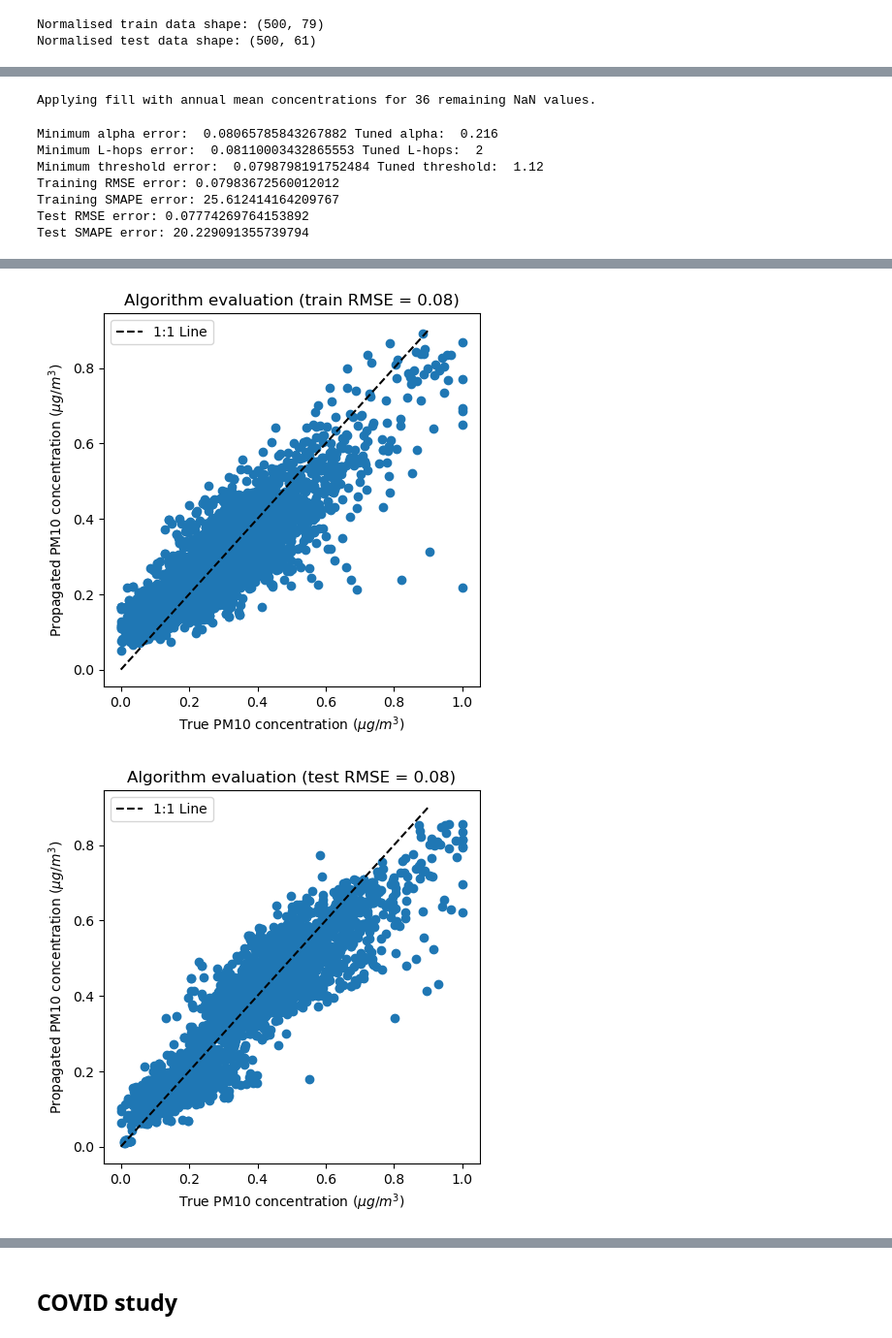
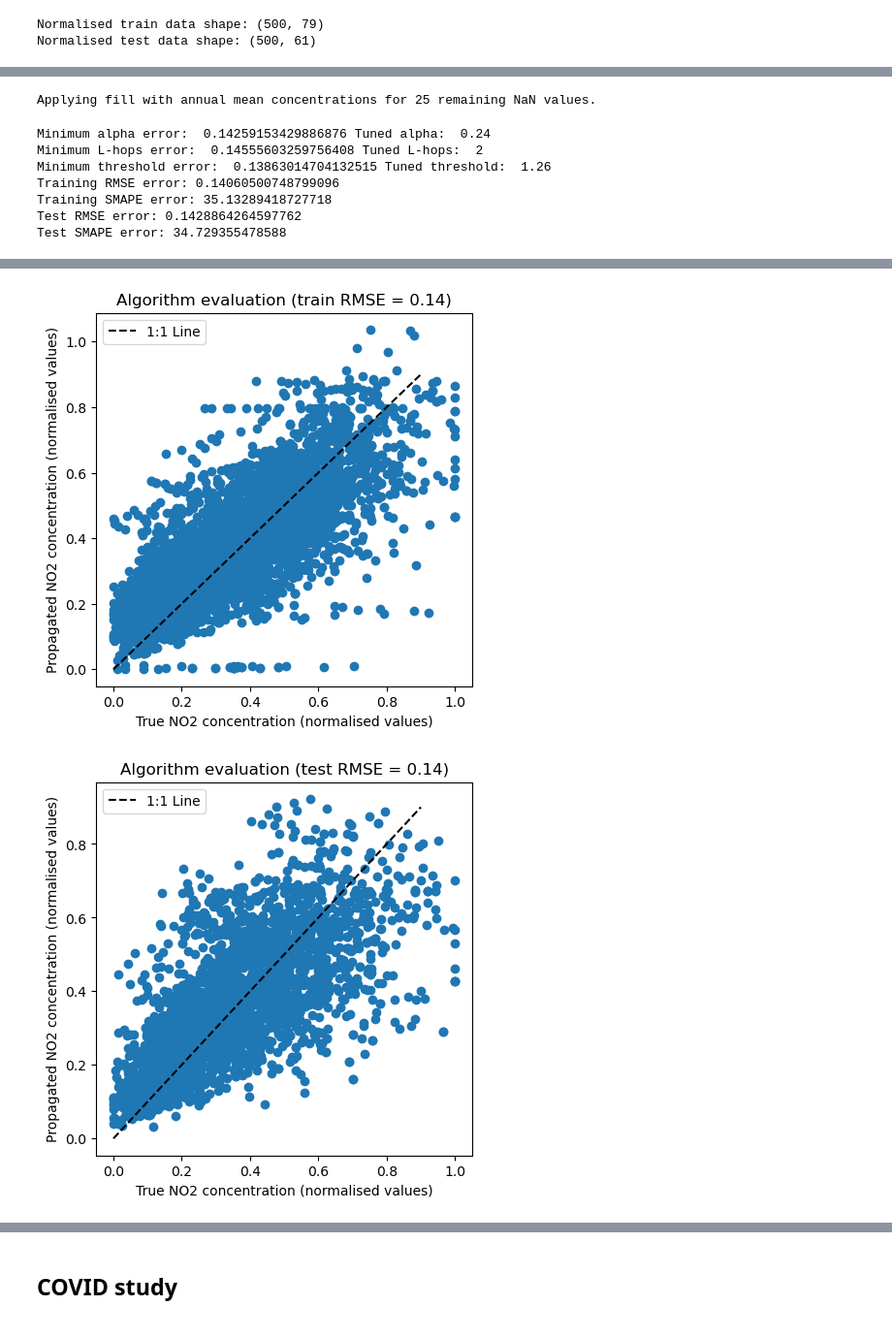
Before and after one commit to michellewl/AQ-graph-prop, a Jupyter notebook: multi_species_propagation.ipynb, the cells around one changed output, grey strips where cells are left out. Shown at 97% size. Cells and saved outputs as stored; diff of their text form; code cells hidden in the pictures.

```diff
--- a/multi_species_propagation.ipynb
+++ b/multi_species_propagation.ipynb
@@ -84,6 +84,8 @@ End date: 2019-12-31 00:00:00
 Hourly data shape: (210384, 375)
 Start date: 1996-01-01 00:00:00
 End date: 2019-12-31 23:00:00
+# %%
+species_to_test = "NO2"
 # %% [markdown]
 ## Daily data
 # %%
@@ -150,7 +144,7 @@ NaN values in test set: 0
 
 gap_proportion = 0.2 # Proportion of missing entries
 max_period_length = 20 # Maximum length of missing data periods
-species = 'PM10' # Name of the species for which gaps are introduced
+species = species_to_test # Name of the species for which gaps are introduced
 
 print("Training set:")
 gap_indices_train, true_values_train, subset_train = introduce_gaps(normalised_train, gap_proportion, max_period_length=max_period_length, species=species, plot_histogram=True)
@@ -499,3 +493,9 @@ Stations: Index(['BX2_NO2', 'BQ7_NO2', 'BX1_NO2', 'BT6_NO2', 'BL0_NO2', 'CT4_NO2
        'MY7_PM10'],
       dtype='object')
 2019-04-04 13:00:00 2019-04-25 08:00:00
+# %%
+column_names_test
+# First index containing 'PM10'
+first_index = [i for i, s in enumerate(column_names_test) if species_to_test in s][0]
+print(first_index)
+print(column_names_test[first_index])
@@ -535,7 +521,7 @@ normalised_train
 
 gap_proportion = 0.2 # Proportion of missing entries
 max_period_length = 20 # Maximum length of missing data periods
-species = 'PM10' # Name of the species for which gaps are introduced
+species = species_to_test # Name of the species for which gaps are introduced
 
 print("Training set:")
 gap_indices_train, true_values_train, subset_train = introduce_gaps(normalised_train, gap_proportion, max_period_length=max_period_length, species=species, plot_histogram=True)
@@ -691,7 +680,7 @@ for alpha in alpha_range:
 plt.plot(alpha_range, alpha_err)
 plt.title('RMSE Error vs. Alpha', fontsize=18)
 plt.xlabel('Alpha', fontsize=14)
-plt.ylabel('Error ($\mu g/m^3$)', fontsize=14)
+plt.ylabel('Error (normalised)', fontsize=14)
 
 # Plotting for different hop values
 plt.figure(2)
@@ -704,7 +693,7 @@ for L in hop_range:
 plt.plot(hop_range, hop_err)
 plt.title('RMSE Error vs. Number of Hops', fontsize=18)
 plt.xlabel('Hops', fontsize=14)
-plt.ylabel('Error ($\mu g/m^3$)', fontsize=14)
+plt.ylabel('Error (normalised)', fontsize=14)
 
 # Plotting for different threshold values
 plt.figure(3)
@@ -717,7 +706,7 @@ for threshold in threshold_range:
 plt.plot(threshold_range, threshold_err)
 plt.title('RMSE Error vs. Threshold', fontsize=18)
 plt.xlabel('Threshold', fontsize=14)
-plt.ylabel('Error ($\mu g/m^3$)', fontsize=14)
+plt.ylabel('Error (normalised)', fontsize=14)
 
 # Assign tuned hyperparameters
 alpha_err = np.nan_to_num(alpha_err, nan=np.inf)
@@ -748,8 +737,8 @@ plt.scatter(true_values_train, propagated_values)
 # plt.scatter(denormalise_data(true_values_train, mins_train, maxs_train), denormalise_data(propagated_values, mins_train, maxs_train))
 plt.plot(x, x, color='black', linestyle='--', label='1:1 Line')  # Adding a label for the 1:1 line
 plt.title(f'Algorithm evaluation (train RMSE = {compute_error(tuned_alpha, tuned_threshold, tuned_hop, true_values_train, gap_indices_train, filled_data, euclidean):.2f})')
-plt.xlabel(rf'True {species} concentration ($\mu g/m^3$)')
-plt.ylabel(rf'Propagated {species} concentration ($\mu g/m^3$)')
+plt.xlabel(rf'True {species} concentration (normalised values)')
+plt.ylabel(rf'Propagated {species} concentration (normalised values)')
 plt.legend()  # Displaying the legend
 
 print("Training RMSE error:", compute_error(tuned_alpha, tuned_threshold, tuned_hop, true_values_train, gap_indices_train, filled_data, euclidean))
@@ -788,8 +777,8 @@ plt.figure(figsize=(5, 5))
 plt.scatter(true_values_test, propagated_values)
 plt.plot(x, x, color='black', linestyle='--', label='1:1 Line')  # Adding a label for the 1:1 line
 plt.title(f'Algorithm evaluation (test RMSE = {compute_error(tuned_alpha, tuned_threshold, tuned_hop, true_values_test, gap_indices_test, filled_data, euclidean):.2f})')
-plt.xlabel(rf'True {species} concentration ($\mu g/m^3$)')
-plt.ylabel(rf'Propagated {species} concentration ($\mu g/m^3$)')
+plt.xlabel(rf'True {species} concentration (normalised values)')
+plt.ylabel(rf'Propagated {species} concentration (normalised values)')
 plt.legend()  # Displaying the legend
 
 print("Test RMSE error:", compute_error(tuned_alpha, tuned_threshold, tuned_hop, true_values_test, gap_indices_test, filled_data, euclidean))
@@ -797,18 +786,23 @@ print("Test SMAPE error:", compute_error(tuned_alpha, tuned_threshold, tuned_hop
 
 # ----------- Plot timeseries for interpolation methods
 
-column = column_names_test[-1]
+column = column_names_test[first_index]
 
 plt.figure(figsize=(12, 6))
 
-plt.plot(test_set.index, test_set[column], label=f"{column} true values", alpha=0.75)
-plt.plot(filled_data.index, denormalise_data(filled_data, mins_test, maxs_test)[column], label=f"{column} interpolated (order {order} polynomial) values", alpha=0.75)
+if order > 1:
+    plt.plot(filled_data.index, denormalise_data(filled_data, mins_test, maxs_test)[column], label=f"{column} polynomial-interpolated (order {order}) filled values", alpha=0.75)
+elif order == 1:
+    plt.plot(filled_data.index, denormalise_data(filled_data, mins_test, maxs_test)[column], label=f"Linear model", alpha=1, color="m")
 
 # Replace graph-propagated values into the filled data from polynomial interpolation
 for index, value in zip(gap_indices_test, propagated_values):
     filled_data.iloc[index[0], index[1]] = value
 
-plt.plot(filled_data.index, denormalise_data(filled_data, mins_test, maxs_test)[column], label=f"{column} graph-propagated values", alpha=0.75)
+plt.plot(filled_data.index, denormalise_data(filled_data, mins_test, maxs_test)[column], label=f"Graph propagation", alpha=1, color="tab:orange")
+
+# True values
+plt.plot(test_set.index, test_set[column], label=f"True values", alpha=1, color="tab:blue")
 
 # Add labels and legend
 plt.xlabel('Date')
@@ -817,11 +811,11 @@ plt.title(f'{column} original data vs filled data')
 plt.legend()
 plt.show()
 # %% [output]
-Applying fill with annual mean concentrations for 36 remaining NaN values.
+Applying fill with annual mean concentrations for 25 remaining NaN values.
-Minimum alpha error:  0.08065785843267882 Tuned alpha:  0.216
-Minimum L-hops error:  0.08110003432865553 Tuned L-hops:  2
-Minimum threshold error:  0.0798798191752484 Tuned threshold:  1.12
-Training RMSE error: 0.07983672560012012
-Training SMAPE error: 25.612414164209767
-Test RMSE error: 0.07774269764153892
-Test SMAPE error: 20.229091355739794
+Minimum alpha error:  0.14259153429886876 Tuned alpha:  0.24
+Minimum L-hops error:  0.14555603259756408 Tuned L-hops:  2
+Minimum threshold error:  0.13863014704132515 Tuned threshold:  1.26
+Training RMSE error: 0.14060500748799096
+Training SMAPE error: 35.13289418727718
+Test RMSE error: 0.1428864264597762
+Test SMAPE error: 34.729355478588
@@ -831,2 +825,2 @@ Test SMAPE error: 20.229091355739794
-[figure, old version]
+[figure, new version]
-[figure, old version]
+[figure, new version]
```
Also changed, not shown: parts of 13 cells of this notebook.
